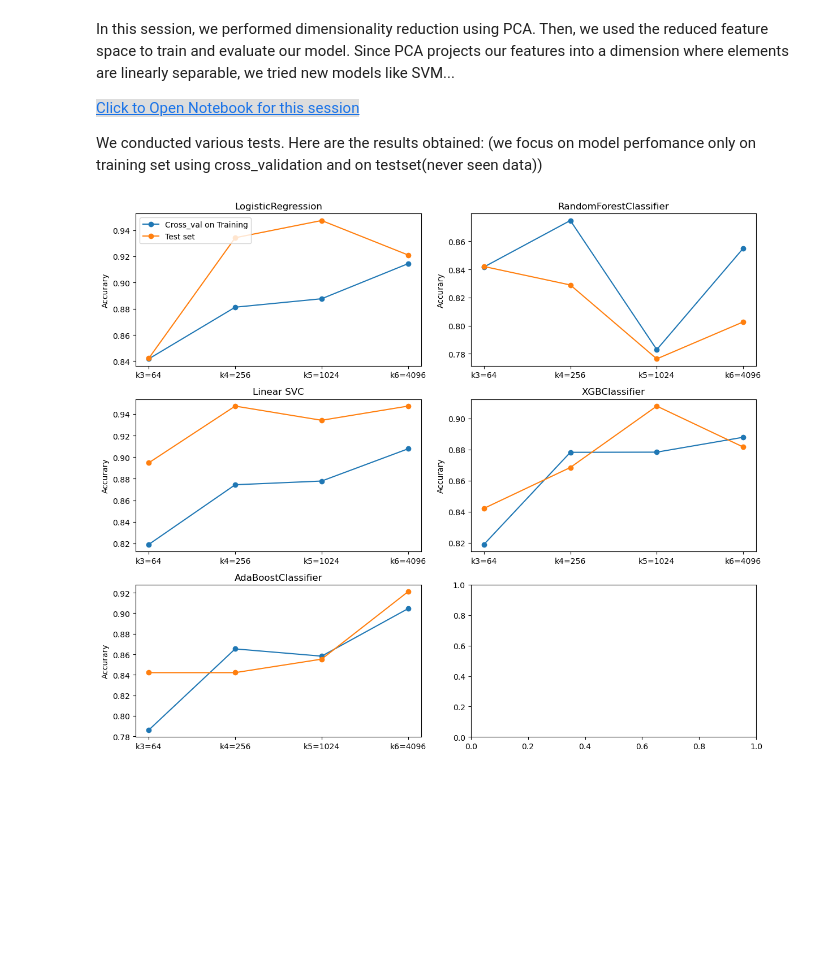
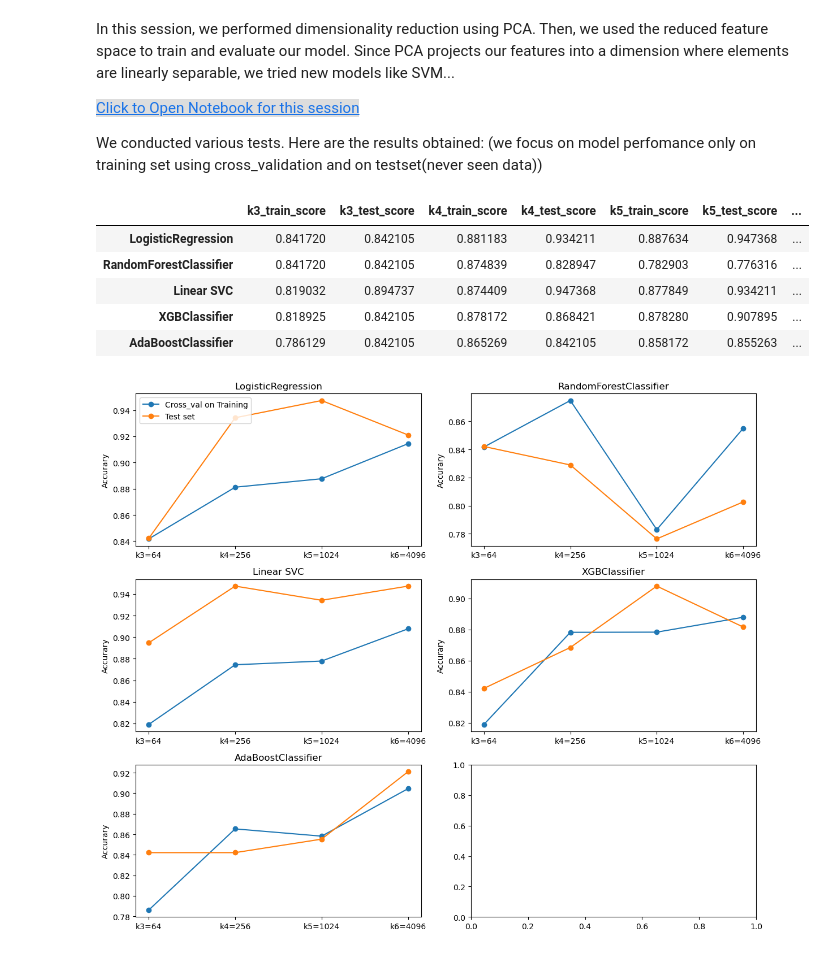
Before and after one commit to Genereux-akotenou/DNA_Classifier, a Jupyter notebook: 02-approach1_kmer_classic_ml.ipynb, the cells around one changed output. Cells and saved outputs as stored; diff of their text form; code cells hidden in the pictures; blank space fills up the shorter version.

Commit message:
Update result for notebook 1

```diff
--- a/02-approach1_kmer_classic_ml.ipynb
+++ b/02-approach1_kmer_classic_ml.ipynb
@@ -507,6 +509,33 @@ pca_result_k3 = pd.read_csv("./Output/PCA/result_k_3.csv")
 pca_result_k4 = pd.read_csv("./Output/PCA/result_k_4.csv")
 pca_result_k5 = pd.read_csv("./Output/PCA/result_k_5.csv")
 pca_result_k6 = pd.read_csv("./Output/PCA/result_k_6.csv")
+# %%
+df = pd.DataFrame({
+    'k3_train_score': pca_result_k3['train_score'],
+    'k3_test_score': pca_result_k3['test_score'],
+    'k4_train_score': pca_result_k4['train_score'],
+    'k4_test_score': pca_result_k4['test_score'],
+    'k5_train_score': pca_result_k5['train_score'],
+    'k5_test_score': pca_result_k5['test_score'],
+    'k6_train_score': pca_result_k6['train_score'],
+    'k6_test_score': pca_result_k6['test_score']
+})
+df.index = pca_model_names
+
+# Highlight best performance for each model
+def highlight_best_scores(s):
+    is_max = s == s.max()
+    return ['background-color: yellow' if v else '' for v in is_max]
+
+df_style = df.style.apply(highlight_best_scores, axis=1)
+display(df_style)
+# %% [output]
+|  | k3_train_score | k3_test_score | k4_train_score | k4_test_score | k5_train_score | k5_test_score | ... |
+| LogisticRegression | 0.841720 | 0.842105 | 0.881183 | 0.934211 | 0.887634 | 0.947368 | ... |
+| RandomForestClassifier | 0.841720 | 0.842105 | 0.874839 | 0.828947 | 0.782903 | 0.776316 | ... |
+| Linear SVC | 0.819032 | 0.894737 | 0.874409 | 0.947368 | 0.877849 | 0.934211 | ... |
+| XGBClassifier | 0.818925 | 0.842105 | 0.878172 | 0.868421 | 0.878280 | 0.907895 | ... |
+| AdaBoostClassifier | 0.786129 | 0.842105 | 0.865269 | 0.842105 | 0.858172 | 0.855263 | ... |
 # %%
 fig, ax = plt.subplots(3, 2, figsize=(12, 10))
 ax = ax.flatten()
```
Also changed, not shown: parts of 8 cells of this notebook.
